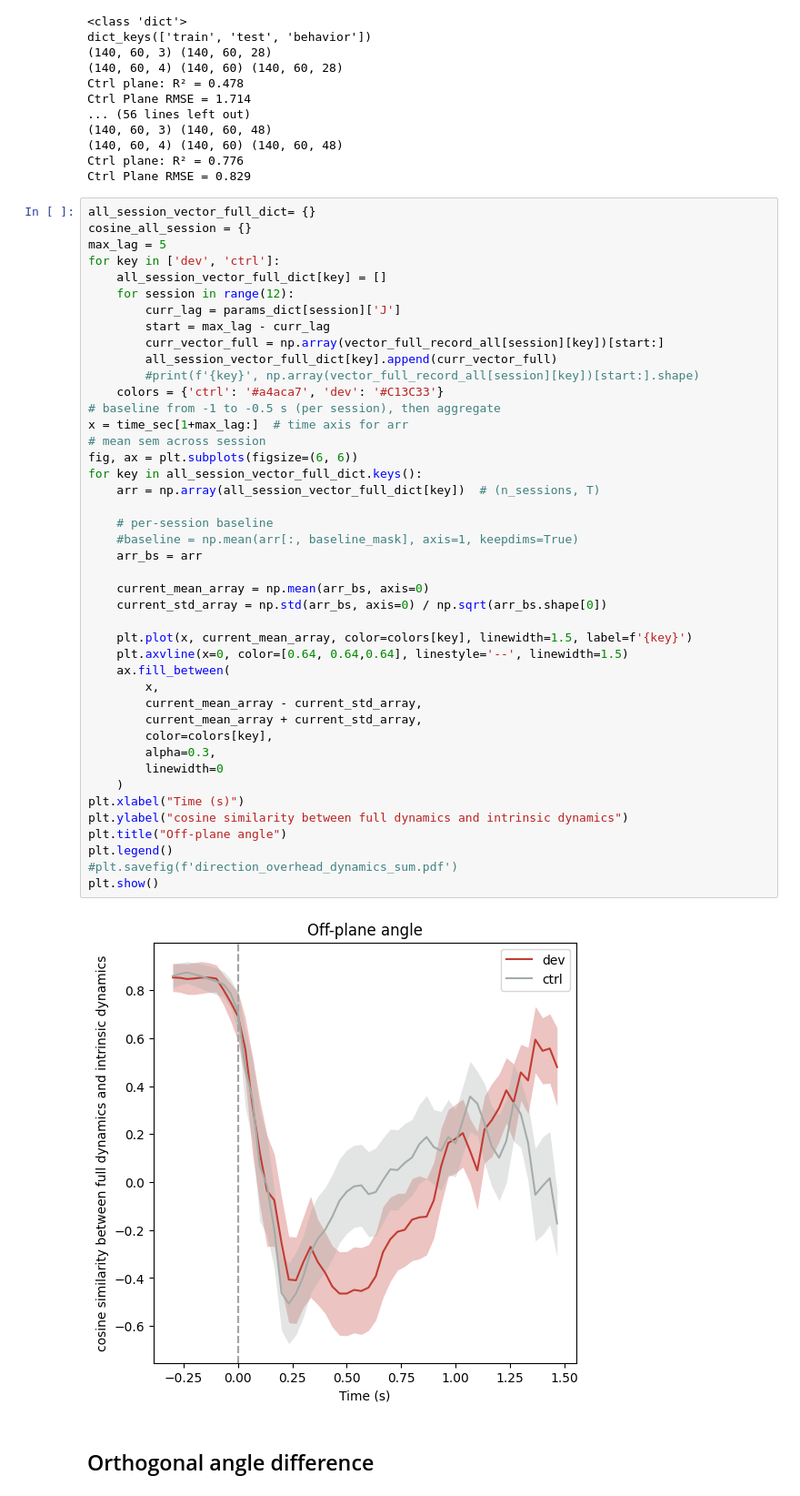
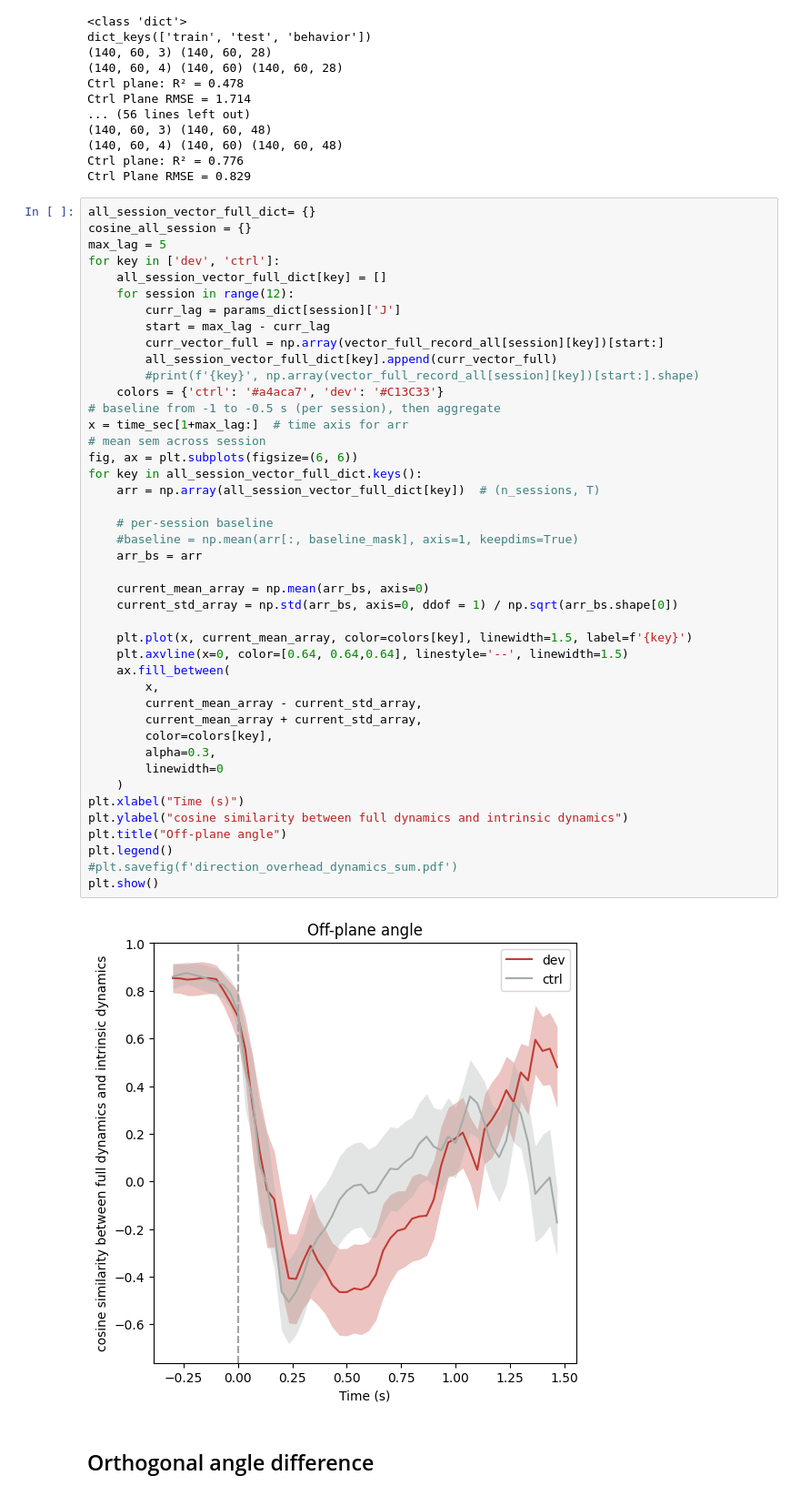
Before and after one commit to liyistart/OptoFP_Imaging, a Jupyter notebook: all_session_summary_plot.ipynb, the cells around one changed output. Shown at 91% size. Drawn from its saved outputs; the diff is of its cells as text.

```diff
--- a/all_session_summary_plot.ipynb
+++ b/all_session_summary_plot.ipynb
@@ -223,35 +223,35 @@ for key in ['dev', 'ctrl']:
 # baseline from -1 to -0.5 s (per session), then aggregate
 x = time_sec[1+max_lag:]  # time axis for arr
 # mean sem across session
 fig, ax = plt.subplots(figsize=(6, 6))
 for key in all_session_vector_full_dict.keys():
     arr = np.array(all_session_vector_full_dict[key])  # (n_sessions, T)
 
     # per-session baseline
     #baseline = np.mean(arr[:, baseline_mask], axis=1, keepdims=True)
     arr_bs = arr
 
     current_mean_array = np.mean(arr_bs, axis=0)
-    current_std_array = np.std(arr_bs, axis=0) / np.sqrt(arr_bs.shape[0])
+    current_std_array = np.std(arr_bs, axis=0, ddof = 1) / np.sqrt(arr_bs.shape[0])
 
     plt.plot(x, current_mean_array, color=colors[key], linewidth=1.5, label=f'{key}')
     plt.axvline(x=0, color=[0.64, 0.64,0.64], linestyle='--', linewidth=1.5)
     ax.fill_between(
         x,
         current_mean_array - current_std_array,
         current_mean_array + current_std_array,
         color=colors[key],
         alpha=0.3,
         linewidth=0
     )
 plt.xlabel("Time (s)")
 plt.ylabel("cosine similarity between full dynamics and intrinsic dynamics")
 plt.title("Off-plane angle")
 plt.legend()
 #plt.savefig(f'direction_overhead_dynamics_sum.pdf')
 plt.show()
 # %% [output]
-[figure, old version]
+[figure, new version]
 # %% [markdown]
 ## Orthogonal angle difference
 # %%
```
Also changed, not shown: parts of 1 cell of this notebook, 1 other file.
